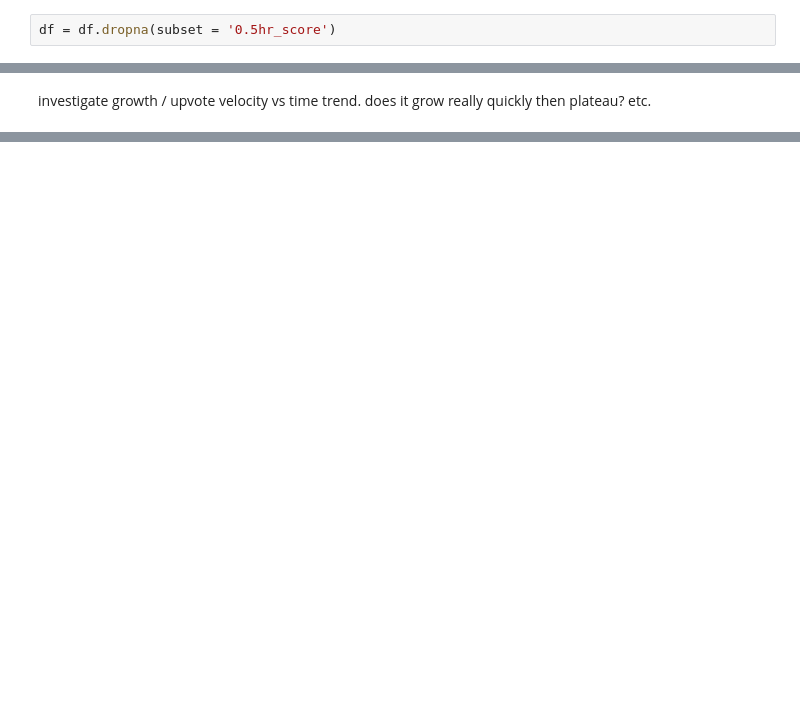
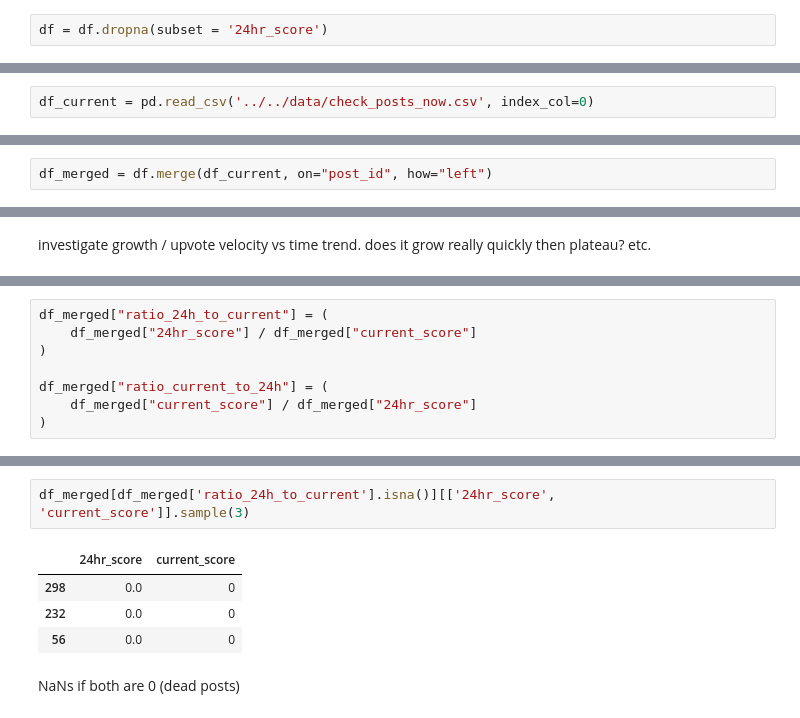
Before and after one commit to j-chowder/reddit, a Jupyter notebook: src/current_approx_24hour/initial_explore.ipynb, the cells around one changed output, grey strips where cells are left out. Cells and saved outputs as stored; diff of their text form; blank space fills up the shorter version.

```diff
--- a/src/current_approx_24hour/initial_explore.ipynb
+++ b/src/current_approx_24hour/initial_explore.ipynb
@@ -23,4 +24,4 @@ Data columns (total 19 columns):
 dtypes: float64(15), int64(1), str(3)
 memory usage: 66.9 KB
 # %%
-df = df.dropna(subset = '0.5hr_score')
+df = df.dropna(subset = '24hr_score')
@@ -26,0 +48,2 @@ df = df.dropna(subset = '0.5hr_score')
+# %%
+df_current = pd.read_csv('../../data/check_posts_now.csv', index_col=0)
@@ -26,0 +52,2 @@ df = df.dropna(subset = '0.5hr_score')
+# %%
+df_merged = df.merge(df_current, on="post_id", how="left")
@@ -31,0 +76,8 @@ for time in [0.5, 1, 2, 5]:
+# %%
+df_merged["ratio_24h_to_current"] = (
+    df_merged["24hr_score"] / df_merged["current_score"]
+)
+
+df_merged["ratio_current_to_24h"] = (
+    df_merged["current_score"] / df_merged["24hr_score"]
+)
@@ -31,0 +99,9 @@ for time in [0.5, 1, 2, 5]:
+# %%
+df_merged[df_merged['ratio_24h_to_current'].isna()][['24hr_score', 'current_score']].sample(3)
+# %% [output]
+|  | 24hr_score | current_score |
+| 298 | 0.0 | 0 |
+| 232 | 0.0 | 0 |
+| 56 | 0.0 | 0 |
+# %% [markdown]
+NaNs if both are 0 (dead posts)
```
Also changed, not shown: parts of 24 cells of this notebook.
